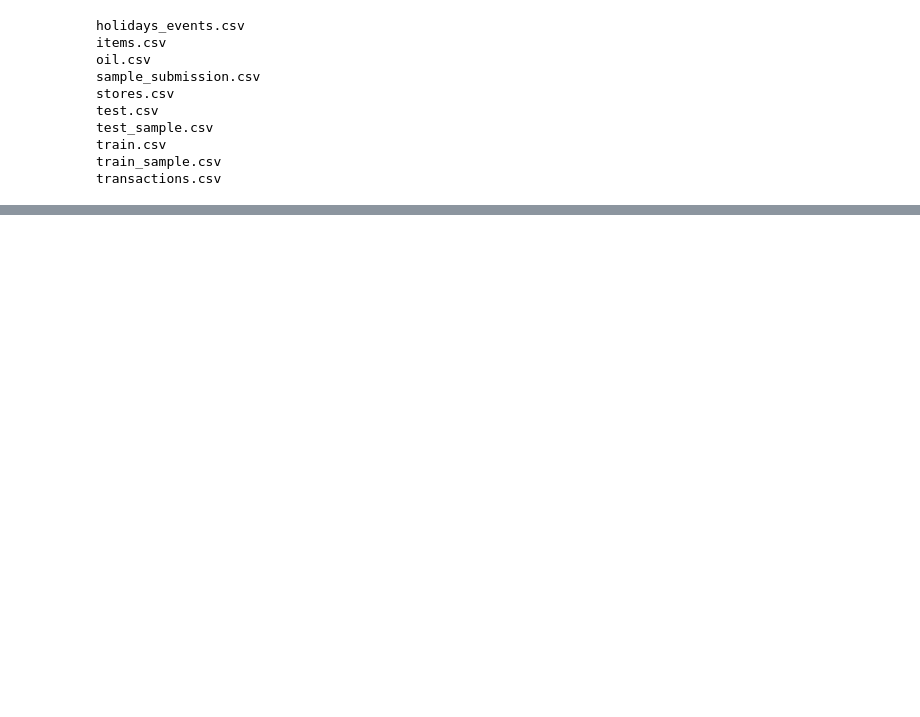
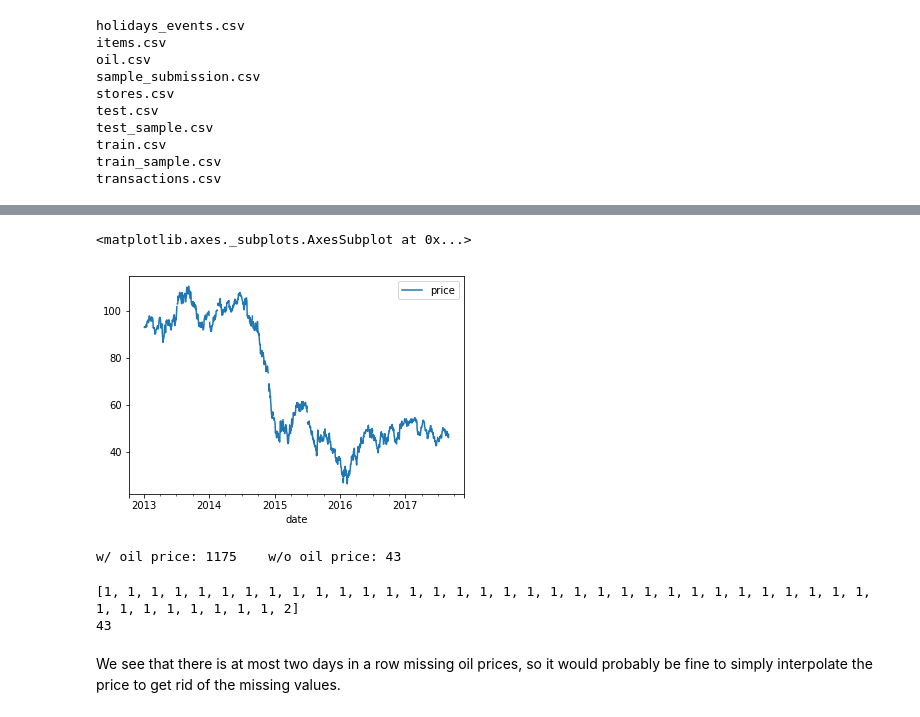
Before and after one commit to jandress94/grocery_sales, a Jupyter notebook: exploration/exploration.ipynb, the cells around one changed output, grey strips where cells are left out. Cells and saved outputs as stored; diff of their text form; code cells hidden in the pictures; blank space fills up the shorter version.

```diff
--- a/exploration/exploration.ipynb
+++ b/exploration/exploration.ipynb
@@ -129,0 +167,6 @@ train_df[train_df.unit_sales < 0].unit_sales.apply(lambda x: -x).plot.hist(bins
+# %%
+# load in the oil data
+oil_df = pd.read_csv('../input/oil.csv', header = 0 , index_col = 'date',
+                     parse_dates = ['date'], names = ['date', 'price'], dtype = {'price': np.dtype('float64')})
+print(oil_df.columns)
+print(oil_df.dtypes)
@@ -129,0 +201,31 @@ train_df[train_df.unit_sales < 0].unit_sales.apply(lambda x: -x).plot.hist(bins
+# %%
+# check the oil price over time graph
+oil_df.plot()
+# %% [output]
+<matplotlib.axes._subplots.AxesSubplot at 0x...>
+[figure, added]
+# %%
+# get the number of dates with oil price and the number without
+numNA = len(oil_df.price[pd.isna(oil_df.price)])
+print("w/ oil price: %d    w/o oil price: %d" % (len(oil_df) - numNA, numNA))
+# %% [output]
+w/ oil price: 1175    w/o oil price: 43
+# %%
+# check how long the consecutive runs of missing data are
+consecMissing = [0]
+for date in oil_df.index:
+    if pd.isna(oil_df.price[date]):
+        consecMissing[-1] += 1
+    elif consecMissing[-1] > 0:
+        consecMissing.append(0)
+
+if consecMissing[-1] == 0:
+    consecMissing = consecMissing[:-1]
+
+print(consecMissing)
+print(sum(consecMissing))
+# %% [output]
+[1, 1, 1, 1, 1, 1, 1, 1, 1, 1, 1, 1, 1, 1, 1, 1, 1, 1, 1, 1, 1, 1, 1, 1, 1, 1, 1, 1, 1, 1, 1, 1, 1, 1, 1, 1, 1, 1, 1, 1, 1, 2]
+43
+# %% [markdown]
+We see that there is at most two days in a row missing oil prices, so it would probably be fine to simply interpolate the price to get rid of the missing values.
```
Also changed, not shown: parts of 19 cells of this notebook.
